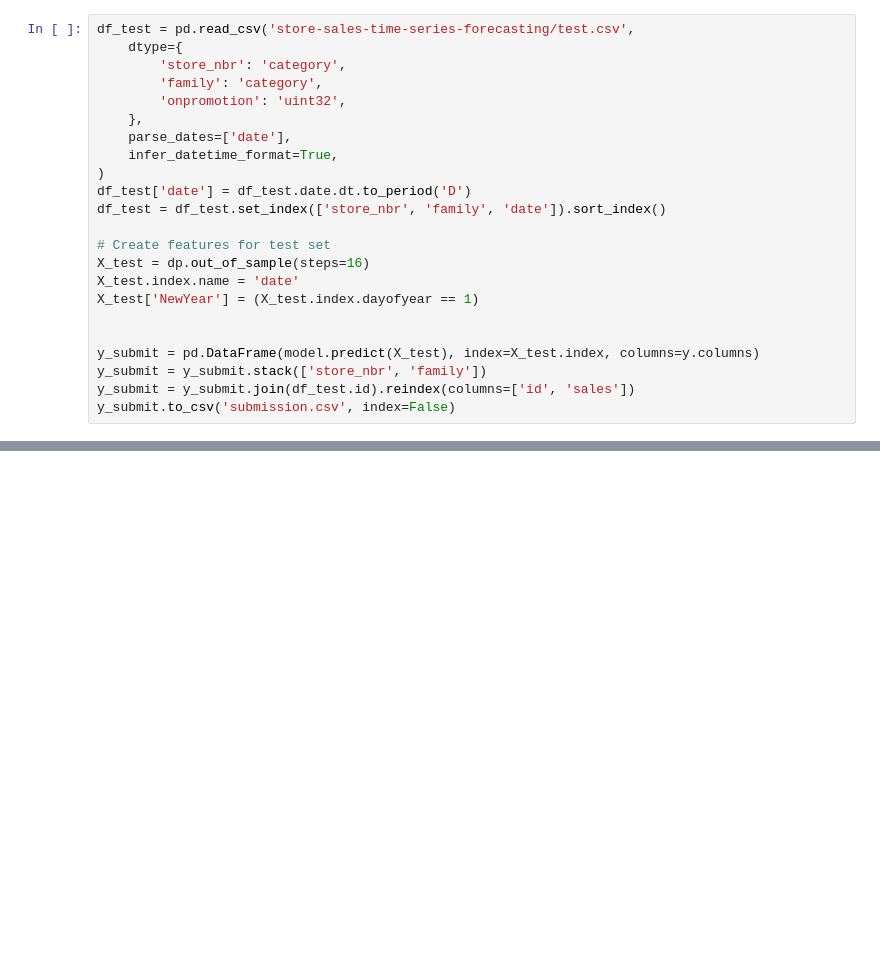
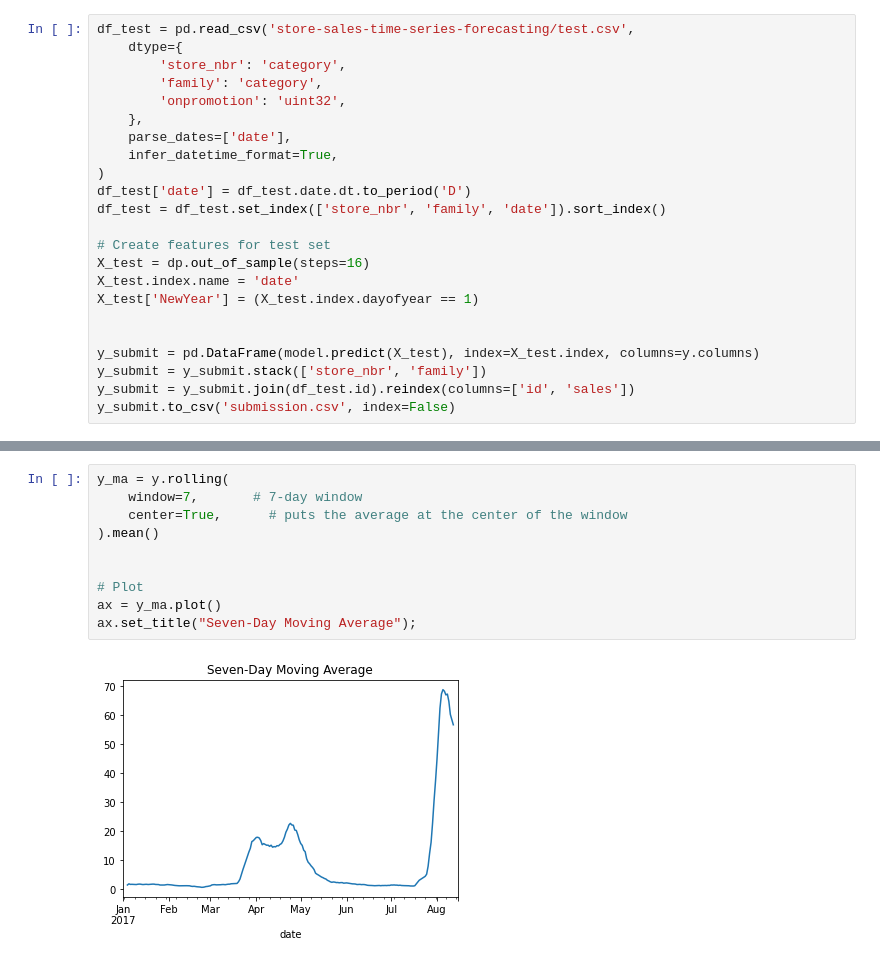
Before and after one commit to xinyuezhang95/KaggleCoursesAndProjects, a Jupyter notebook: Time Series/Time Series Forecasting with Store Sales.ipynb, the cells around one changed output, grey strips where cells are left out. Drawn from its saved outputs; the diff is of its cells as text; blank space fills up the shorter version.

```diff
--- a/Time Series/Time Series Forecasting with Store Sales.ipynb
+++ b/Time Series/Time Series Forecasting with Store Sales.ipynb
@@ -481,0 +628,12 @@ y_submit.to_csv('submission.csv', index=False)
+# %%
+y_ma = y.rolling(
+    window=7,       # 7-day window
+    center=True,      # puts the average at the center of the window
+).mean()
+
+
+# Plot
+ax = y_ma.plot()
+ax.set_title("Seven-Day Moving Average");
+# %% [output]
+[figure, added]
```
Also changed, not shown: parts of 75 cells of this notebook, 4 other files.
